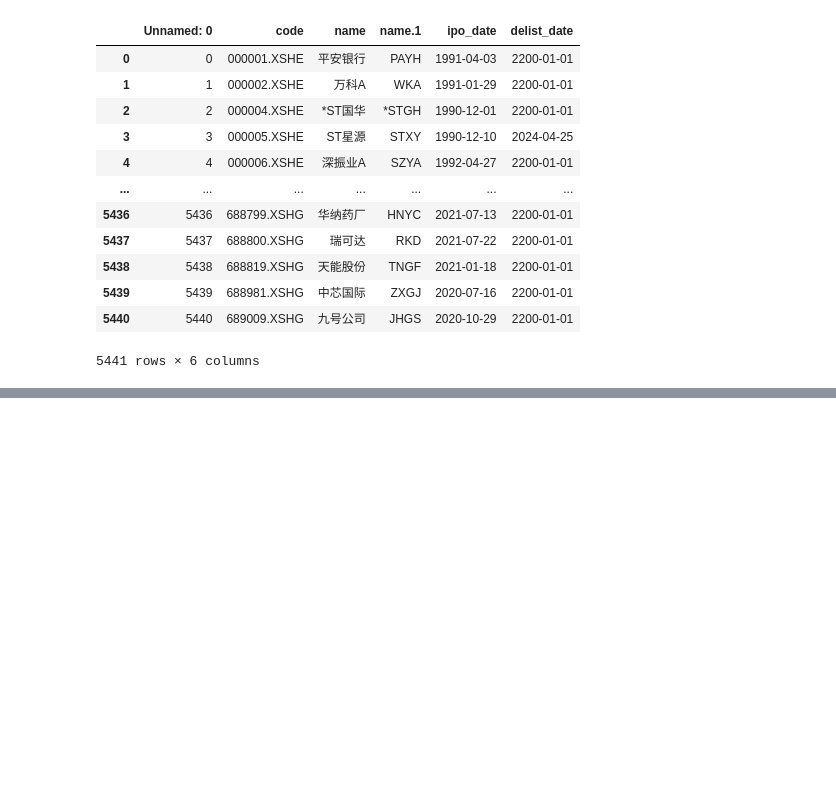
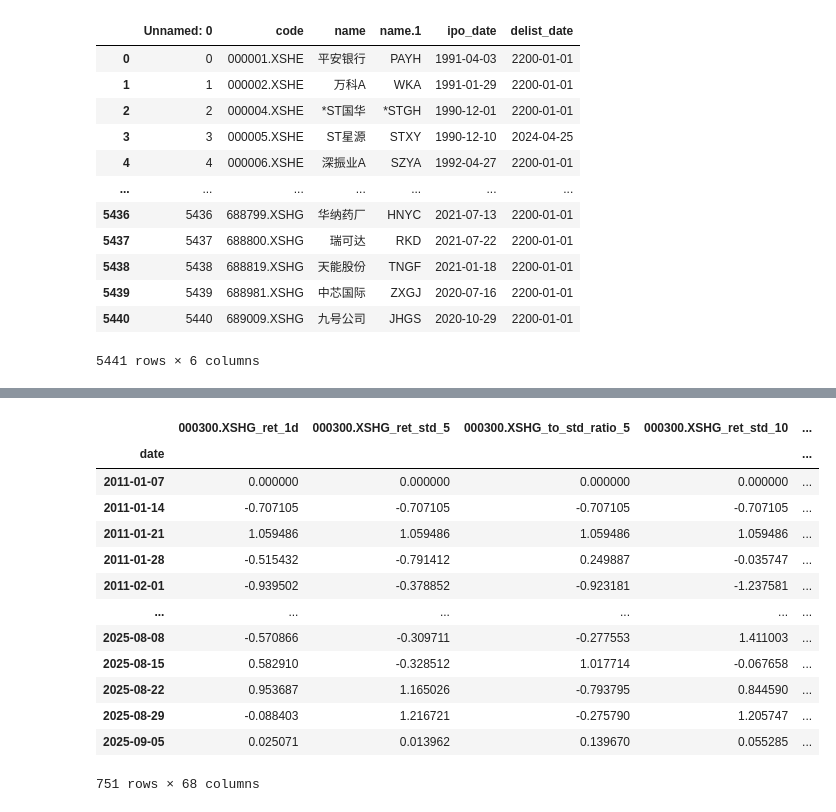
Before and after one commit to specialsal/Stock-Graph-based-Contextual-Forecasting, a Jupyter notebook: select_stock.ipynb, the cells around one changed output, grey strips where cells are left out. Cells and saved outputs as stored; diff of their text form; code cells hidden in the pictures; blank space fills up the shorter version.

```diff
--- a/select_stock.ipynb
+++ b/select_stock.ipynb
@@ -171,0 +88,17 @@ stock.merge(stock_info,left_on='stock',right_on='code')[['date','stock','name','
+# %%
+pd.read_parquet('data/processed/context_features.parquet')
+# %% [output]
+|  | 000300.XSHG_ret_1d | 000300.XSHG_ret_std_5 | 000300.XSHG_to_std_ratio_5 | 000300.XSHG_ret_std_10 | ... |
+| date |  |  |  |  | ... |
+| 2011-01-07 | 0.000000 | 0.000000 | 0.000000 | 0.000000 | ... |
+| 2011-01-14 | -0.707105 | -0.707105 | -0.707105 | -0.707105 | ... |
+| 2011-01-21 | 1.059486 | 1.059486 | 1.059486 | 1.059486 | ... |
+| 2011-01-28 | -0.515432 | -0.791412 | 0.249887 | -0.035747 | ... |
+| 2011-02-01 | -0.939502 | -0.378852 | -0.923181 | -1.237581 | ... |
+| ... | ... | ... | ... | ... | ... |
+| 2025-08-08 | -0.570866 | -0.309711 | -0.277553 | 1.411003 | ... |
+| 2025-08-15 | 0.582910 | -0.328512 | 1.017714 | -0.067658 | ... |
+| 2025-08-22 | 0.953687 | 1.165026 | -0.793795 | 0.844590 | ... |
+| 2025-08-29 | -0.088403 | 1.216721 | -0.275790 | 1.205747 | ... |
+| 2025-09-05 | 0.025071 | 0.013962 | 0.139670 | 0.055285 | ... |
+751 rows × 68 columns
```
Also changed, not shown: parts of 11 cells of this notebook, 8 other files.
